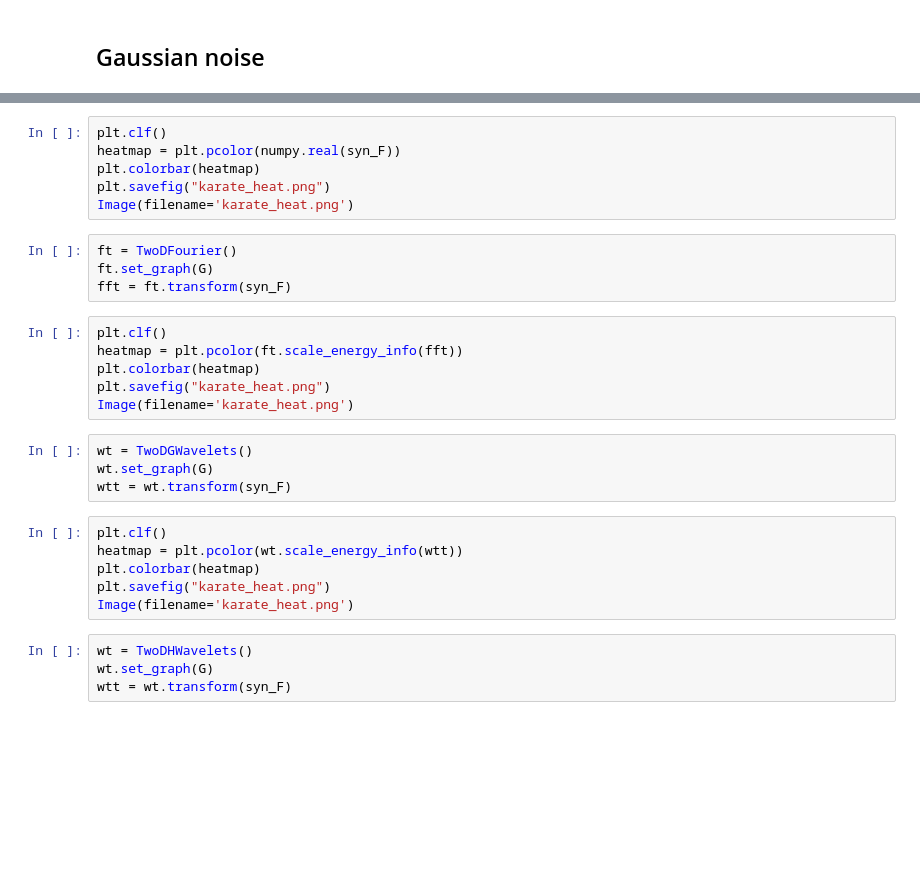
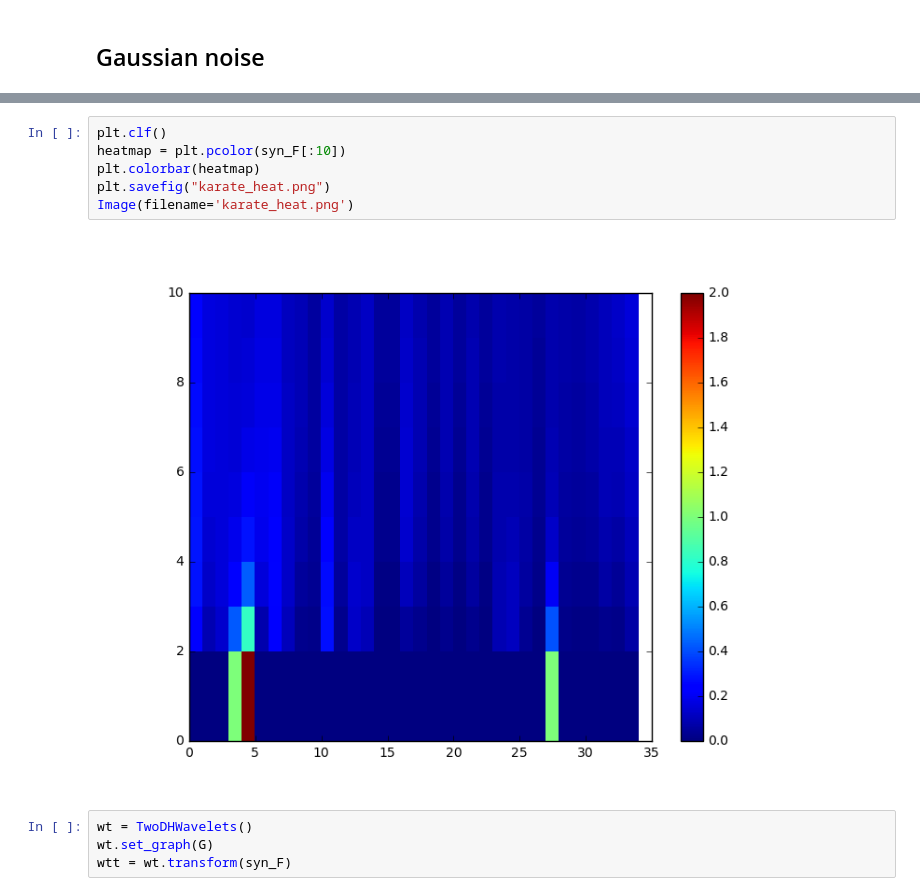
Before and after one commit to arleilps/network-process-discovery, a Jupyter notebook: network-processes.ipynb, the cells around one changed output, grey strips where cells are left out. Cells and saved outputs as stored; diff of their text form; blank space fills up the shorter version.

```diff
--- a/network-processes.ipynb
+++ b/network-processes.ipynb
@@ -307,29 +173,11 @@ syn_F = generate_dyn_syn(G, 4, 8, 2)
 # %%
 plt.clf()
-heatmap = plt.pcolor(numpy.real(syn_F))
+heatmap = plt.pcolor(syn_F[:10])
 plt.colorbar(heatmap)
 plt.savefig("karate_heat.png")
 Image(filename='karate_heat.png')
+# %% [output]
+[figure, added]
-# %%
-ft = TwoDFourier()
-ft.set_graph(G)
-fft = ft.transform(syn_F)
-# %%
-plt.clf()
-heatmap = plt.pcolor(ft.scale_energy_info(fft))
-plt.colorbar(heatmap)
-plt.savefig("karate_heat.png")
-Image(filename='karate_heat.png')
-# %%
-wt = TwoDGWavelets()
-wt.set_graph(G)
-wtt = wt.transform(syn_F)
-# %%
-plt.clf()
-heatmap = plt.pcolor(wt.scale_energy_info(wtt))
-plt.colorbar(heatmap)
-plt.savefig("karate_heat.png")
-Image(filename='karate_heat.png')
 # %%
 wt = TwoDHWavelets()
 wt.set_graph(G)
```
Also changed, not shown: parts of 55 cells of this notebook, 3 other files.
